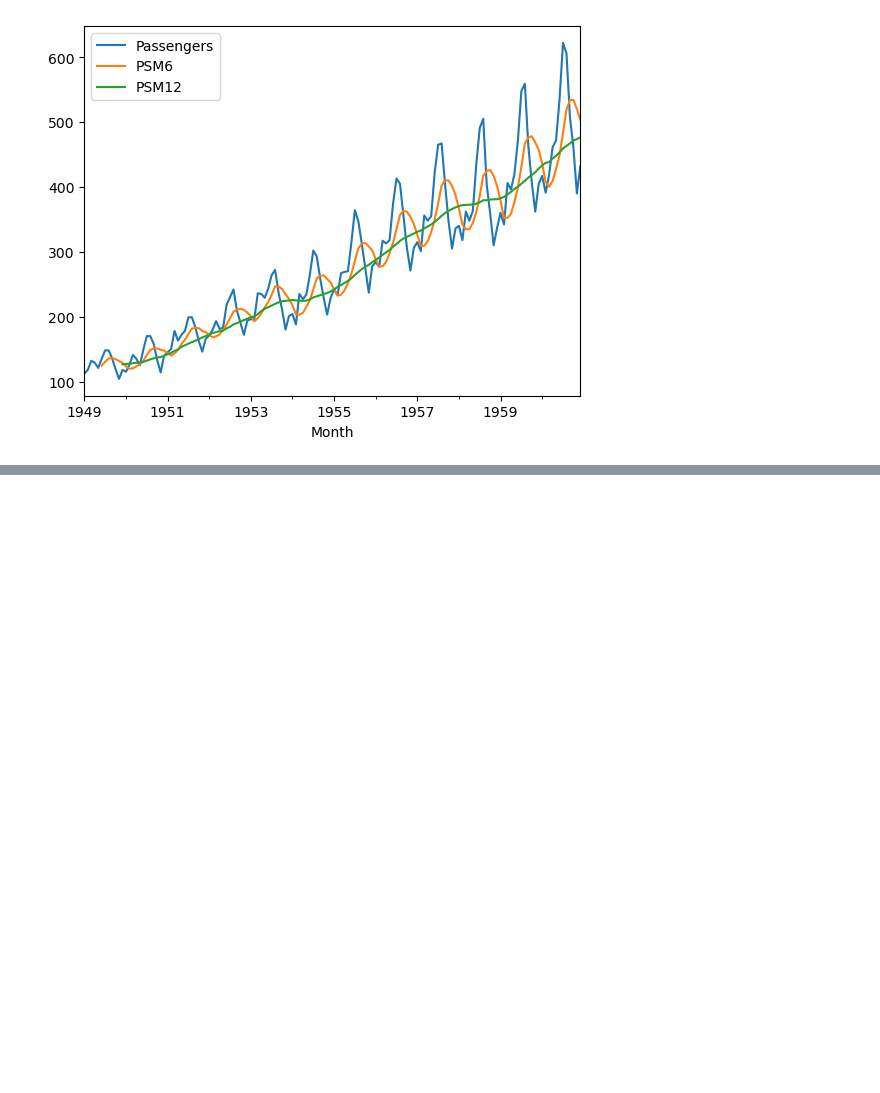
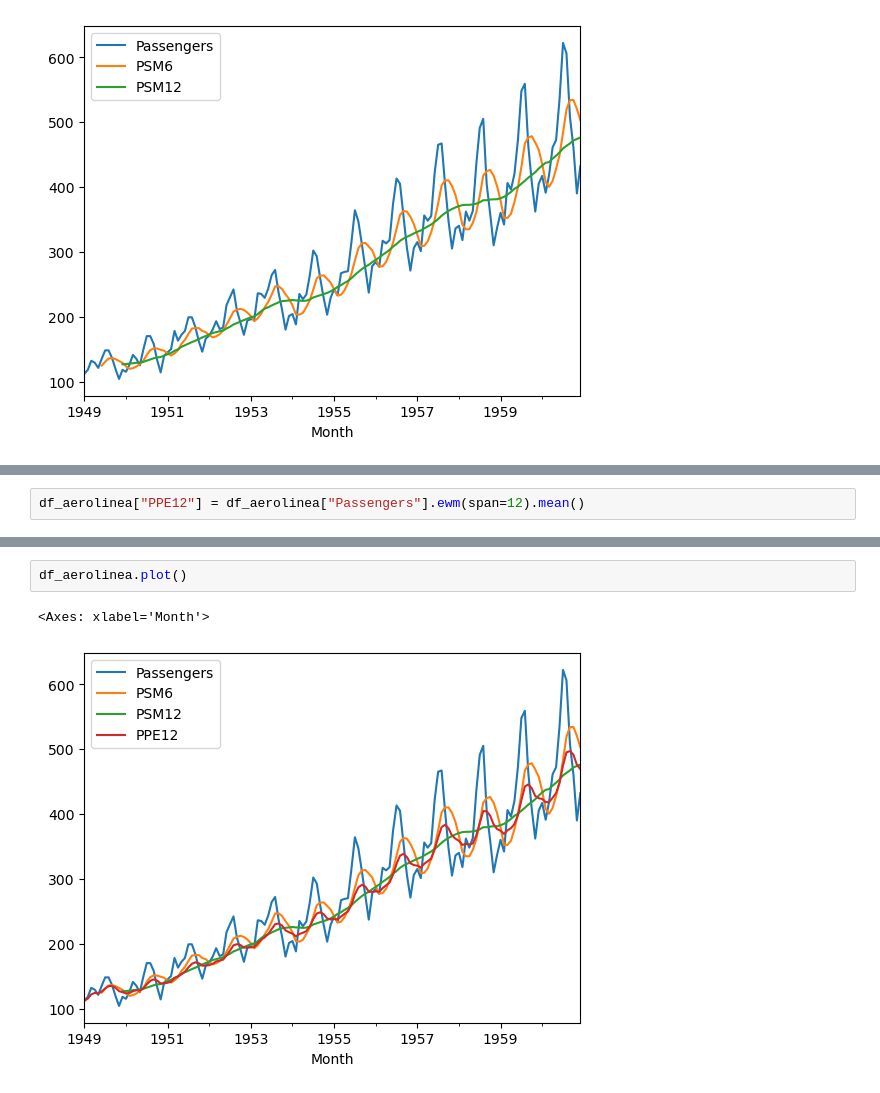
Before and after one commit to dparedes616/Series-de-Tiempo, a Jupyter notebook: promedios.ipynb, the cells around one changed output, grey strips where cells are left out. Drawn from its saved outputs; the diff is of its cells as text; blank space fills up the shorter version.

```diff
--- a/promedios.ipynb
+++ b/promedios.ipynb
@@ -110,0 +113,2 @@ df_aerolinea.plot()
+# %%
+df_aerolinea["PPE12"] = df_aerolinea["Passengers"].ewm(span=12).mean()
@@ -110,0 +136,5 @@ df_aerolinea.plot()
+# %%
+df_aerolinea.plot()
+# %% [output]
+<Axes: xlabel='Month'>
+[figure, added]
```
Also changed, not shown: parts of 8 cells of this notebook, 1 other file.
